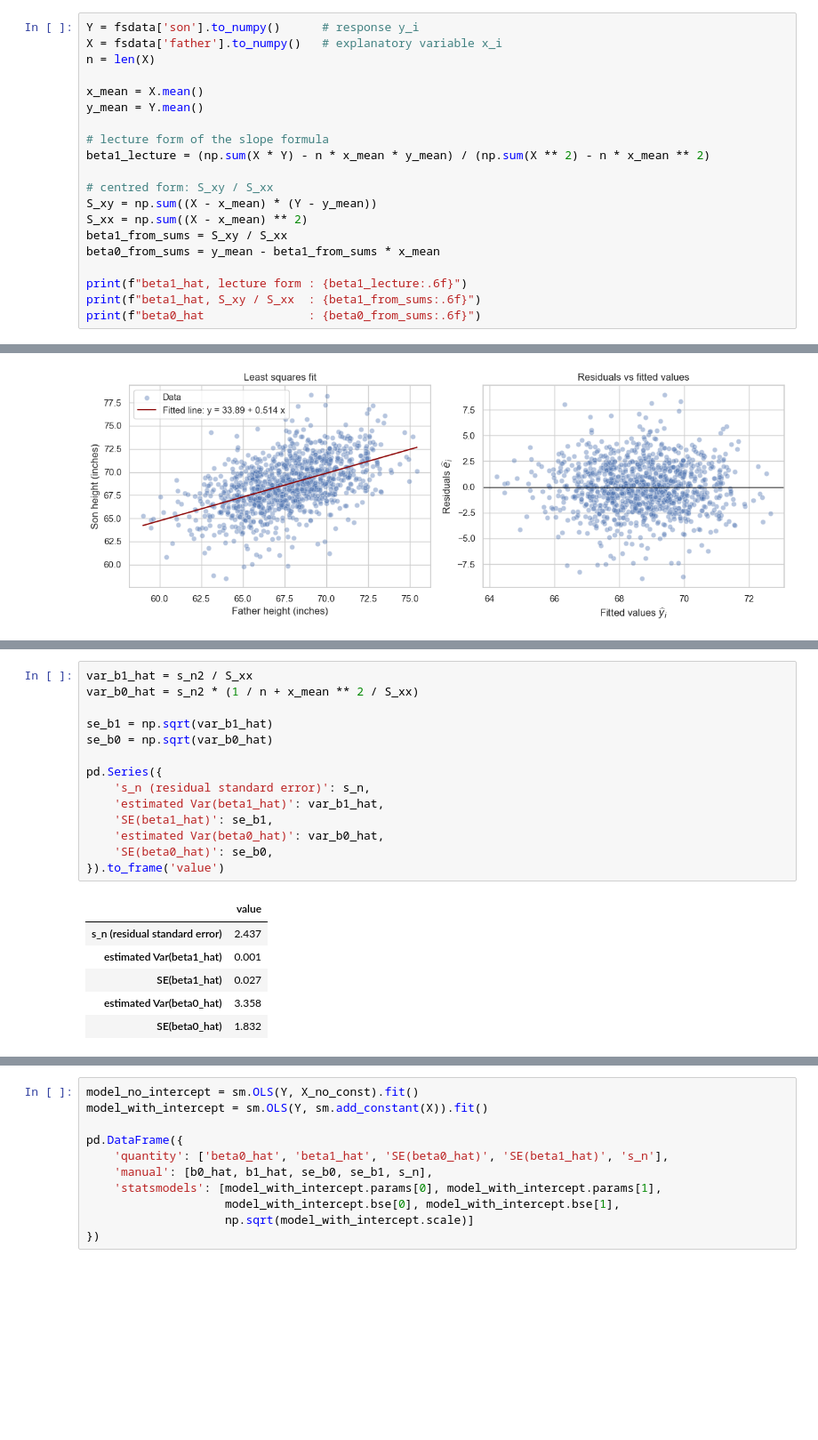
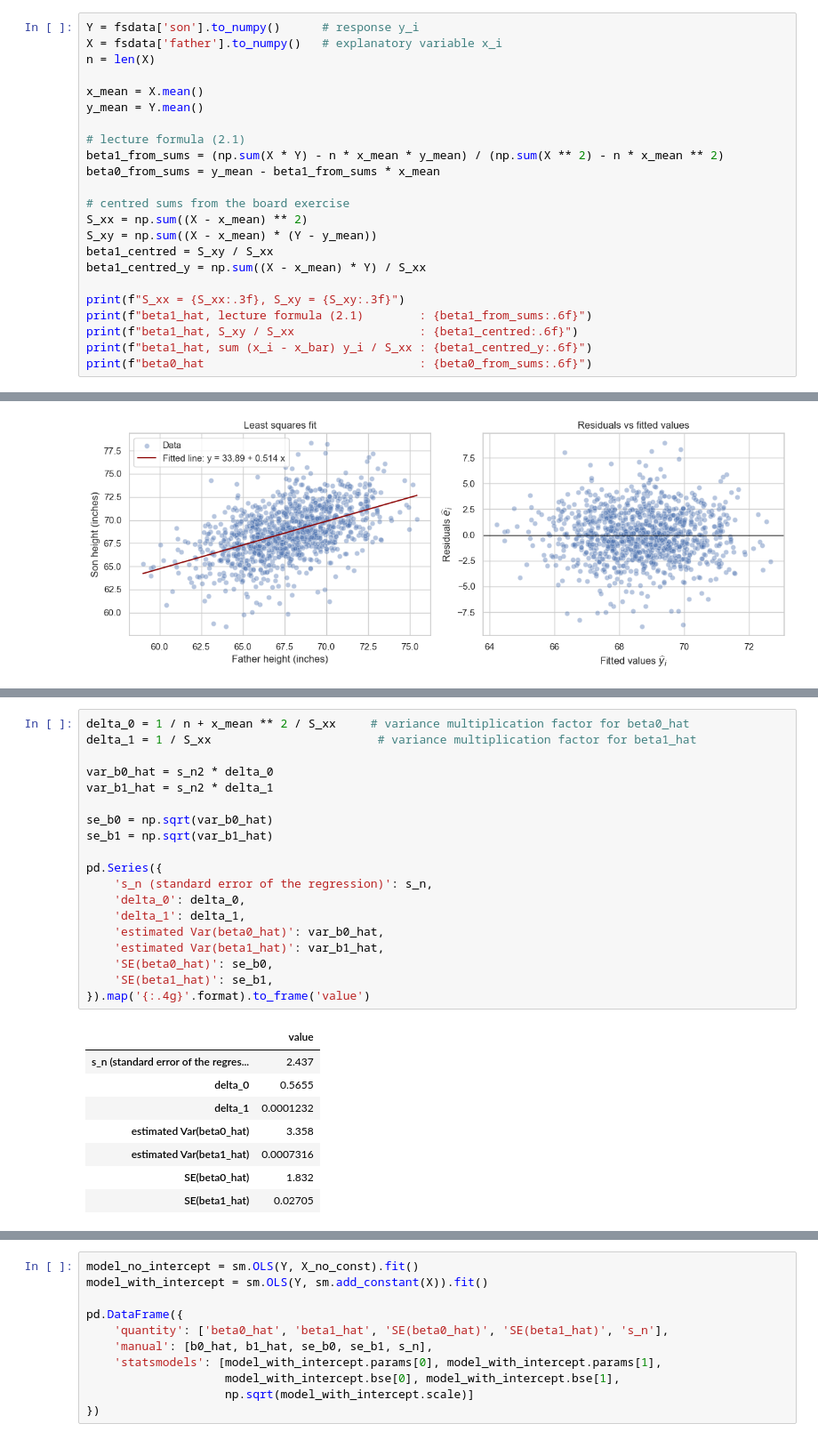
Before and after one commit to francji1/01RAD, a Jupyter notebook: code/01RAD_Ex01.ipynb, the cells around one changed output, grey strips where cells are left out. Shown at 89% size. Drawn from its saved outputs; the diff is of its cells as text; blank space fills up the shorter version.

```diff
--- a/code/01RAD_Ex01.ipynb
+++ b/code/01RAD_Ex01.ipynb
@@ -173,16 +210,19 @@ n = len(X)
 x_mean = X.mean()
 y_mean = Y.mean()
 
-# lecture form of the slope formula
-beta1_lecture = (np.sum(X * Y) - n * x_mean * y_mean) / (np.sum(X ** 2) - n * x_mean ** 2)
-
-# centred form: S_xy / S_xx
-S_xy = np.sum((X - x_mean) * (Y - y_mean))
-S_xx = np.sum((X - x_mean) ** 2)
-beta1_from_sums = S_xy / S_xx
+# lecture formula (2.1)
+beta1_from_sums = (np.sum(X * Y) - n * x_mean * y_mean) / (np.sum(X ** 2) - n * x_mean ** 2)
 beta0_from_sums = y_mean - beta1_from_sums * x_mean
 
-print(f"beta1_hat, lecture form : {beta1_lecture:.6f}")
-print(f"beta1_hat, S_xy / S_xx  : {beta1_from_sums:.6f}")
-print(f"beta0_hat               : {beta0_from_sums:.6f}")
+# centred sums from the board exercise
+S_xx = np.sum((X - x_mean) ** 2)
+S_xy = np.sum((X - x_mean) * (Y - y_mean))
+beta1_centred = S_xy / S_xx
+beta1_centred_y = np.sum((X - x_mean) * Y) / S_xx
+
+print(f"S_xx = {S_xx:.3f}, S_xy = {S_xy:.3f}")
+print(f"beta1_hat, lecture formula (2.1)        : {beta1_from_sums:.6f}")
+print(f"beta1_hat, S_xy / S_xx                  : {beta1_centred:.6f}")
+print(f"beta1_hat, sum (x_i - x_bar) y_i / S_xx : {beta1_centred_y:.6f}")
+print(f"beta0_hat                               : {beta0_from_sums:.6f}")
 # %% [output]
@@ -299,23 +397,30 @@ $$\widehat{\sigma}(\widehat{\beta}_1) = \frac{s_n}{\sqrt{S_{xx}}}, \qquad
 
 For now just compute them; confidence intervals and tests built from these quantities come next week.
 # %%
-var_b1_hat = s_n2 / S_xx
-var_b0_hat = s_n2 * (1 / n + x_mean ** 2 / S_xx)
+delta_0 = 1 / n + x_mean ** 2 / S_xx     # variance multiplication factor for beta0_hat
+delta_1 = 1 / S_xx                        # variance multiplication factor for beta1_hat
 
+var_b0_hat = s_n2 * delta_0
+var_b1_hat = s_n2 * delta_1
+
+se_b0 = np.sqrt(var_b0_hat)
 se_b1 = np.sqrt(var_b1_hat)
-se_b0 = np.sqrt(var_b0_hat)
 
 pd.Series({
-    's_n (residual standard error)': s_n,
+    's_n (standard error of the regression)': s_n,
+    'delta_0': delta_0,
+    'delta_1': delta_1,
+    'estimated Var(beta0_hat)': var_b0_hat,
     'estimated Var(beta1_hat)': var_b1_hat,
+    'SE(beta0_hat)': se_b0,
     'SE(beta1_hat)': se_b1,
-    'estimated Var(beta0_hat)': var_b0_hat,
-    'SE(beta0_hat)': se_b0,
-}).to_frame('value')
+}).map('{:.4g}'.format).to_frame('value')
 # %% [output]
 |  | value |
-| s_n (residual standard error) | 2.437 |
-| estimated Var(beta1_hat) | 0.001 |
-| SE(beta1_hat) | 0.027 |
+| s_n (standard error of the regres... | 2.437 |
+| delta_0 | 0.5655 |
+| delta_1 | 0.0001232 |
 | estimated Var(beta0_hat) | 3.358 |
+| estimated Var(beta1_hat) | 0.0007316 |
 | SE(beta0_hat) | 1.832 |
+| SE(beta1_hat) | 0.02705 |
```
Also changed, not shown: parts of 24 cells of this notebook, 2 other files.
